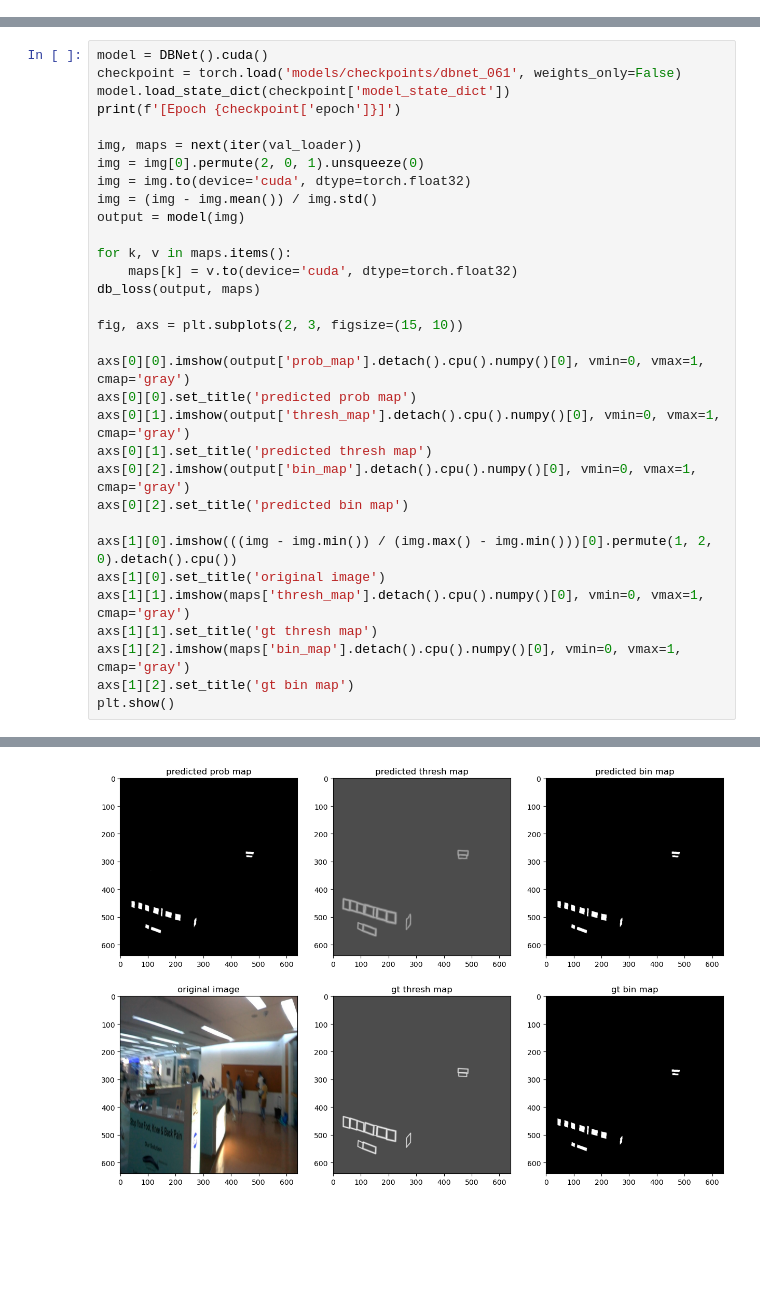
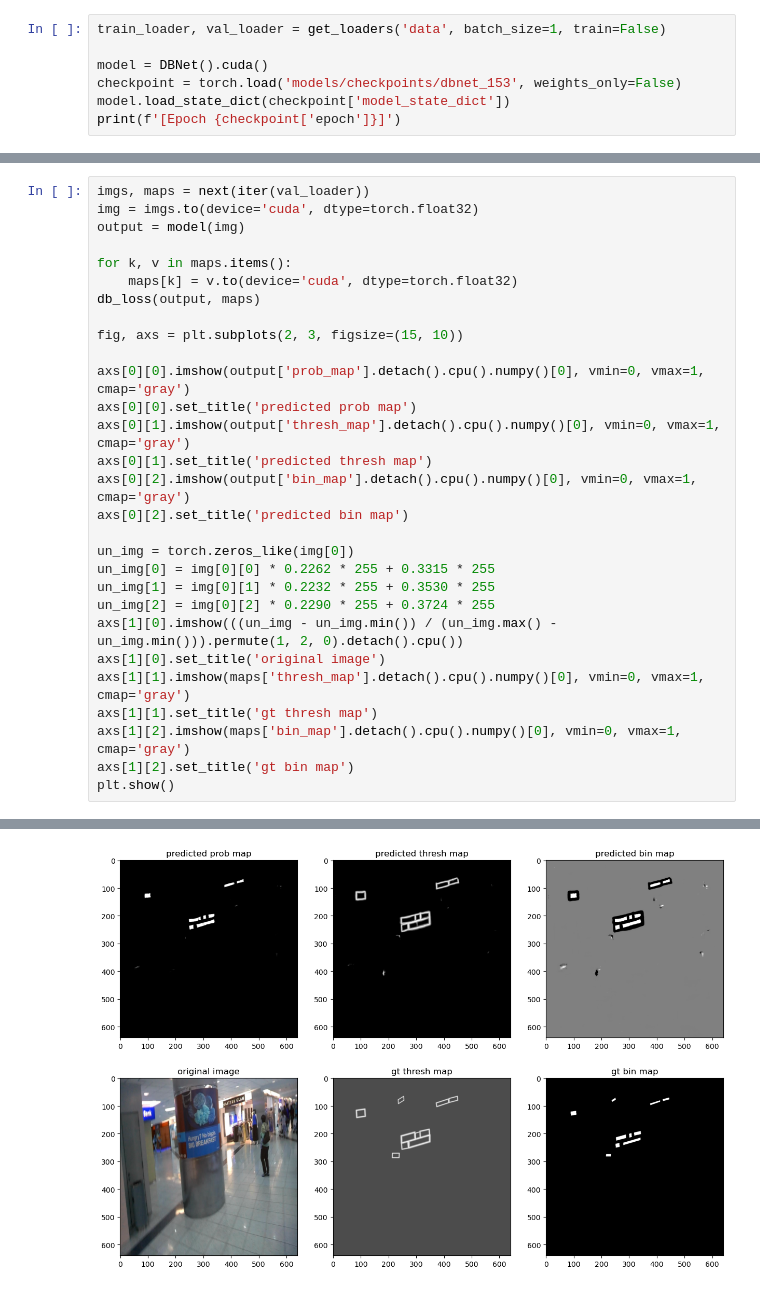
Before and after one commit to zachhendon/image-translator, a Jupyter notebook: text-detection/visualize.ipynb, the cells around one changed output, grey strips where cells are left out. Drawn from its saved outputs; the diff is of its cells as text; blank space fills up the shorter version.

Commit message:
improved visualization for final outputs and losses

```diff
--- a/text-detection/visualize.ipynb
+++ b/text-detection/visualize.ipynb
@@ -59,0 +63,7 @@ def get_avg_bin_loss(model, loader):
+# %%
+train_loader, val_loader = get_loaders('data', batch_size=1, train=False)
+
+model = DBNet().cuda()
+checkpoint = torch.load('models/checkpoints/dbnet_153', weights_only=False)
+model.load_state_dict(checkpoint['model_state_dict'])
+print(f'[Epoch {checkpoint['epoch']}]')
@@ -60,13 +72,6 @@ def get_avg_bin_loss(model, loader):
 # %%
-model = DBNet().cuda()
-checkpoint = torch.load('models/checkpoints/dbnet_061', weights_only=False)
-model.load_state_dict(checkpoint['model_state_dict'])
-print(f'[Epoch {checkpoint['epoch']}]')
-
-img, maps = next(iter(val_loader))
-img = img[0].permute(2, 0, 1).unsqueeze(0)
-img = img.to(device='cuda', dtype=torch.float32)
-img = (img - img.mean()) / img.std()
+imgs, maps = next(iter(val_loader))
+img = imgs.to(device='cuda', dtype=torch.float32)
 output = model(img)
 
 for k, v in maps.items():
@@ -82,7 +87,11 @@ axs[0][1].set_title('predicted thresh map')
 axs[0][2].imshow(output['bin_map'].detach().cpu().numpy()[0], vmin=0, vmax=1, cmap='gray')
 axs[0][2].set_title('predicted bin map')
 
-axs[1][0].imshow(((img - img.min()) / (img.max() - img.min()))[0].permute(1, 2, 0).detach().cpu())
+un_img = torch.zeros_like(img[0])
+un_img[0] = img[0][0] * 0.2262 * 255 + 0.3315 * 255
+un_img[1] = img[0][1] * 0.2232 * 255 + 0.3530 * 255
+un_img[2] = img[0][2] * 0.2290 * 255 + 0.3724 * 255
+axs[1][0].imshow(((un_img - un_img.min()) / (un_img.max() - un_img.min())).permute(1, 2, 0).detach().cpu())
 axs[1][0].set_title('original image')
 axs[1][1].imshow(maps['thresh_map'].detach().cpu().numpy()[0], vmin=0, vmax=1, cmap='gray')
 axs[1][1].set_title('gt thresh map')
@@ -98 +106 @@ total - 0.05890350043773651
-[figure, old version]
+[figure, new version]
```
Also changed, not shown: parts of 17 cells of this notebook.
